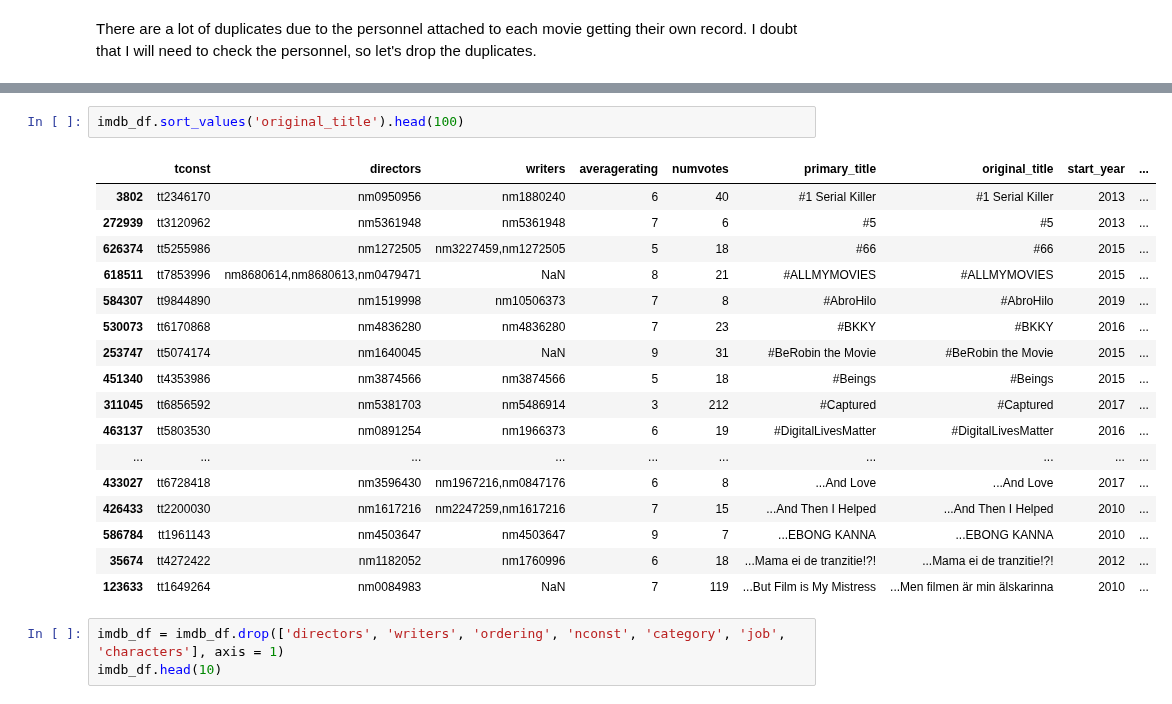
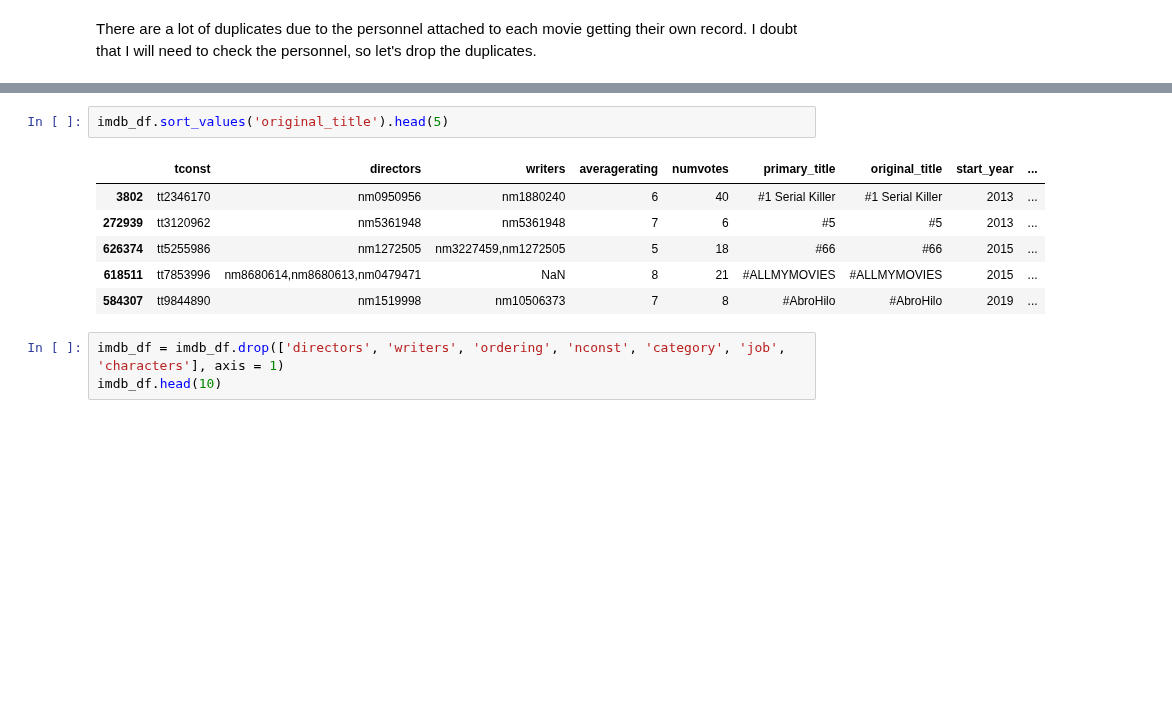
Before and after one commit to jxn628/dsc-phase-1-project, a Jupyter notebook: student.ipynb, the cells around one changed output, grey strips where cells are left out. Drawn from its saved outputs; the diff is of its cells as text; blank space fills up the shorter version.

```diff
--- a/student.ipynb
+++ b/student.ipynb
@@ -685,23 +412,12 @@ memory usage: 8.7+ MB
 # %%
-imdb_df.sort_values('original_title').head(100)
+imdb_df.sort_values('original_title').head(5)
 # %% [output]
 |  | tconst | directors | writers | averagerating | numvotes | primary_title | original_title | start_year | ... |
 | 3802 | tt2346170 | nm0950956 | nm1880240 | 6 | 40 | #1 Serial Killer | #1 Serial Killer | 2013 | ... |
 | 272939 | tt3120962 | nm5361948 | nm5361948 | 7 | 6 | #5 | #5 | 2013 | ... |
 | 626374 | tt5255986 | nm1272505 | nm3227459,nm1272505 | 5 | 18 | #66 | #66 | 2015 | ... |
 | 618511 | tt7853996 | nm8680614,nm8680613,nm0479471 | NaN | 8 | 21 | #ALLMYMOVIES | #ALLMYMOVIES | 2015 | ... |
 | 584307 | tt9844890 | nm1519998 | nm10506373 | 7 | 8 | #AbroHilo | #AbroHilo | 2019 | ... |
-| 530073 | tt6170868 | nm4836280 | nm4836280 | 7 | 23 | #BKKY | #BKKY | 2016 | ... |
-| 253747 | tt5074174 | nm1640045 | NaN | 9 | 31 | #BeRobin the Movie | #BeRobin the Movie | 2015 | ... |
-| 451340 | tt4353986 | nm3874566 | nm3874566 | 5 | 18 | #Beings | #Beings | 2015 | ... |
-| 311045 | tt6856592 | nm5381703 | nm5486914 | 3 | 212 | #Captured | #Captured | 2017 | ... |
-| 463137 | tt5803530 | nm0891254 | nm1966373 | 6 | 19 | #DigitalLivesMatter | #DigitalLivesMatter | 2016 | ... |
-| ... | ... | ... | ... | ... | ... | ... | ... | ... | ... |
-| 433027 | tt6728418 | nm3596430 | nm1967216,nm0847176 | 6 | 8 | ...And Love | ...And Love | 2017 | ... |
-| 426433 | tt2200030 | nm1617216 | nm2247259,nm1617216 | 7 | 15 | ...And Then I Helped | ...And Then I Helped | 2010 | ... |
-| 586784 | tt1961143 | nm4503647 | nm4503647 | 9 | 7 | ...EBONG KANNA | ...EBONG KANNA | 2010 | ... |
-| 35674 | tt4272422 | nm1182052 | nm1760996 | 6 | 18 | ...Mama ei de tranzitie!?! | ...Mama ei de tranzitie!?! | 2012 | ... |
-| 123633 | tt1649264 | nm0084983 | NaN | 7 | 119 | ...But Film is My Mistress | ...Men filmen är min älskarinna | 2010 | ... |
 # %%
 imdb_df = imdb_df.drop(['directors', 'writers', 'ordering', 'nconst', 'category', 'job', 'characters'], axis = 1)
 imdb_df.head(10)
```
Also changed, not shown: parts of 128 cells of this notebook.
